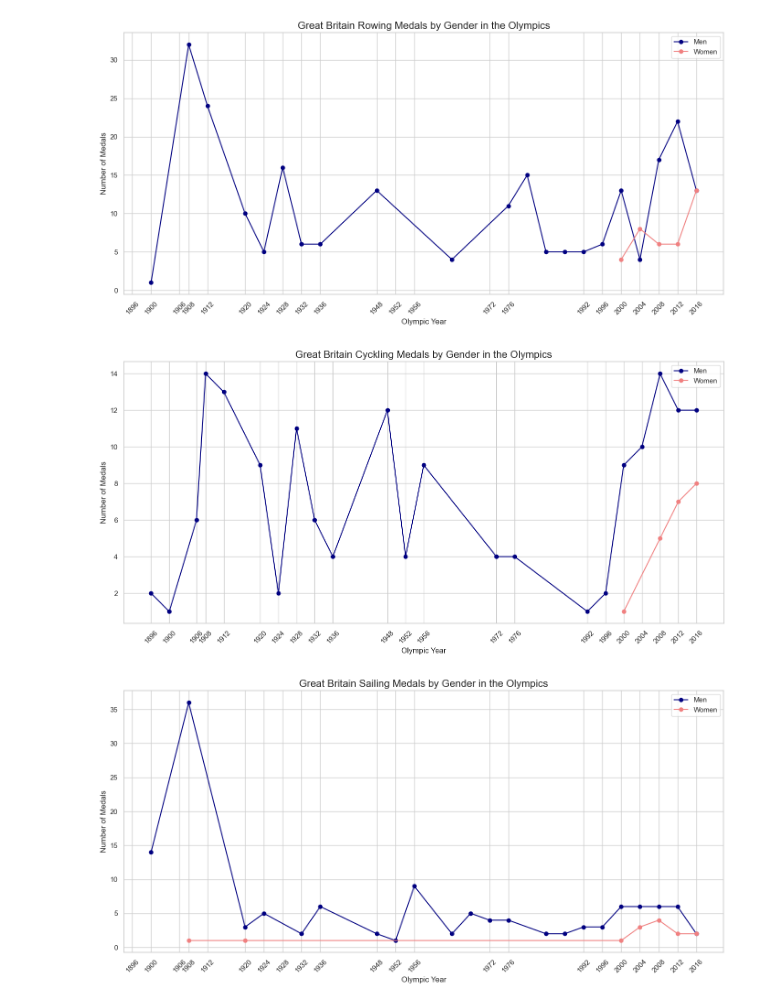
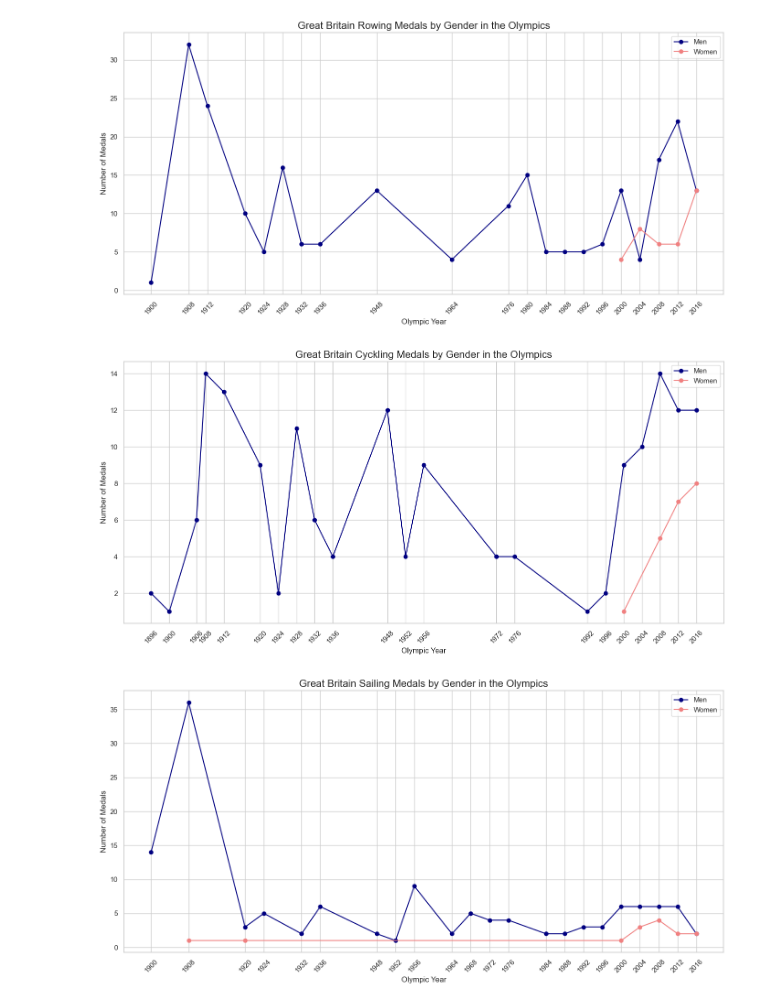
Before and after one commit to Wessnom/Databehandling-Projekt, a Jupyter notebook: uppgift2.ipynb, the cells around one changed output. Saved outputs shown, nothing was run; the diff lists cells and outputs as text; code cells hidden in the pictures.

```diff
--- a/uppgift2.ipynb
+++ b/uppgift2.ipynb
@@ -12,13 +12,15 @@ gb_athletes = athlete_events_data[athlete_events_data['NOC'] == 'GBR']
 gb_rowing = gb_athletes[gb_athletes['Sport'] == 'Rowing']
 gb_cycling = gb_athletes[gb_athletes['Sport'] == 'Cycling']
 gb_sailing = gb_athletes[gb_athletes['Sport'] == 'Sailing']
+gb_athletics = gb_athletes[gb_athletes['Sport'] == 'Athletics']
 
 medal_trend_rowing = gb_rowing.dropna(subset=['Medal']).groupby('Year')['Medal'].count()
 medal_trend_cycling = gb_cycling.dropna(subset=['Medal']).groupby('Year')['Medal'].count()
 medal_trend_sailing = gb_sailing.dropna(subset=['Medal']).groupby('Year')['Medal'].count()
+medal_trend_athletics = gb_athletics.dropna(subset=['Medal']).groupby('Year')['Medal'].count()
 
 
-medal_trend_df = pd.DataFrame({'Rowing': medal_trend_rowing, 'Cycling': medal_trend_cycling, 'Sailing': medal_trend_sailing}).fillna(0) # Lägg till sporter på liknanade sätt i denna för att få in den på det nedanför denna cellen såväl som den samlade px grafen sen
+medal_trend_df = pd.DataFrame({'Rowing': medal_trend_rowing, 'Cycling': medal_trend_cycling, 'Sailing': medal_trend_sailing, 'Athletics': medal_trend_athletics}).fillna(0) # Lägg till sporter på liknanade sätt i denna för att få in den på det nedanför denna cellen såväl som den samlade px grafen sen
 display(medal_trend_df)
 # print("Rowing")
 # display(medal_trend_rowing.head(3))
@@ -114,6 +137,7 @@ plt.show()
 # Liten px graf för sammanställning, väldigt ofärdig.
 px.bar(medal_trend_df, title=f"Medal trend for {', '.join(medal_trend_df.columns)}")
 # %%
+# Rowing
 gb_rowing_men = gb_rowing[(gb_rowing['Sex'] == 'M') & gb_rowing['Medal'].notna()]
 gb_rowing_women = gb_rowing[(gb_rowing['Sex'] == 'F') & gb_rowing['Medal'].notna()]
 
@@ -130,11 +154,11 @@ plt.ylabel('Number of Medals', fontsize=12)
 plt.xticks(rotation=45)
 plt.legend()
 plt.tight_layout()
-plt.xticks(medal_trend_cycling.index)
+plt.xticks(medal_trend_rowing.index)
 
 plt.show()
 
-
+# Cycling
 gb_cycling_men = gb_cycling[(gb_cycling['Sex'] == 'M') & gb_cycling['Medal'].notna()]
 gb_cycling_women = gb_cycling[(gb_cycling['Sex'] == 'F') & gb_cycling['Medal'].notna()]
 
@@ -147,34 +171,56 @@ plt.plot(gb_cycling_women_medals.index, gb_cycling_women_medals.values, color='#
 
 plt.title('Great Britain Cyckling Medals by Gender in the Olympics', fontsize=16)
 plt.xlabel('Olympic Year', fontsize=12)
 plt.ylabel('Number of Medals', fontsize=12)
 plt.xticks(rotation=45)
 plt.legend()
 plt.tight_layout()
 plt.xticks(medal_trend_cycling.index)
 
 plt.show()
 
+# Sailing
 gb_sailing_men = gb_sailing[(gb_sailing['Sex'] == 'M') & gb_sailing['Medal'].notna()]
 gb_sailing_women = gb_sailing[(gb_sailing['Sex'] == 'F') & gb_sailing['Medal'].notna()]
 
 gb_sailing_men_medals = gb_sailing_men.groupby('Year')['Medal'].count()
 gb_sailing_women_medals = gb_sailing_women.groupby('Year')['Medal'].count()
 
 plt.figure(figsize=(14, 7))
 plt.plot(gb_sailing_men_medals.index, gb_sailing_men_medals.values, color='navy', label='Men', marker='o')
 plt.plot(gb_sailing_women_medals.index, gb_sailing_women_medals.values, color='#F08080', label='Women', marker='o')
 
 plt.title('Great Britain Sailing Medals by Gender in the Olympics', fontsize=16)
 plt.xlabel('Olympic Year', fontsize=12)
 plt.ylabel('Number of Medals', fontsize=12)
 plt.xticks(rotation=45)
 plt.legend()
 plt.tight_layout()
-plt.xticks(medal_trend_cycling.index)
+plt.xticks(medal_trend_sailing.index)
 
 plt.show()
+
+# Athletics
+gb_athletics_men = gb_athletics[(gb_athletics['Sex'] == 'M') & gb_athletics['Medal'].notna()]
+gb_athletics_women = gb_athletics[(gb_athletics['Sex'] == 'F') & gb_athletics['Medal'].notna()]
+
+gb_athletics_men_medals = gb_athletics_men.groupby('Year')['Medal'].count()
+gb_athletics_women_medals = gb_athletics_women.groupby('Year')['Medal'].count()
+
+plt.figure(figsize=(14, 7))
+plt.plot(gb_athletics_men_medals.index, gb_athletics_men_medals.values, color='navy', label='Men', marker='o')
+plt.plot(gb_athletics_women_medals.index, gb_athletics_women_medals.values, color='#F08080', label='Women', marker='o')
+
+plt.title('Great Britain Athletics Medals by Gender in the Olympics', fontsize=16)
+plt.xlabel('Olympic Year', fontsize=12)
+plt.ylabel('Number of Medals', fontsize=12)
+plt.xticks(rotation=45)
+plt.legend()
+plt.tight_layout()
+plt.xticks(medal_trend_athletics.index)
+
+plt.show()
 # %% [output]
-[figure, old version]
+[figure, new version]
 [figure]
-[figure, old version]
+[figure, new version]
```
Also changed, not shown: parts of 5 cells of this notebook.
